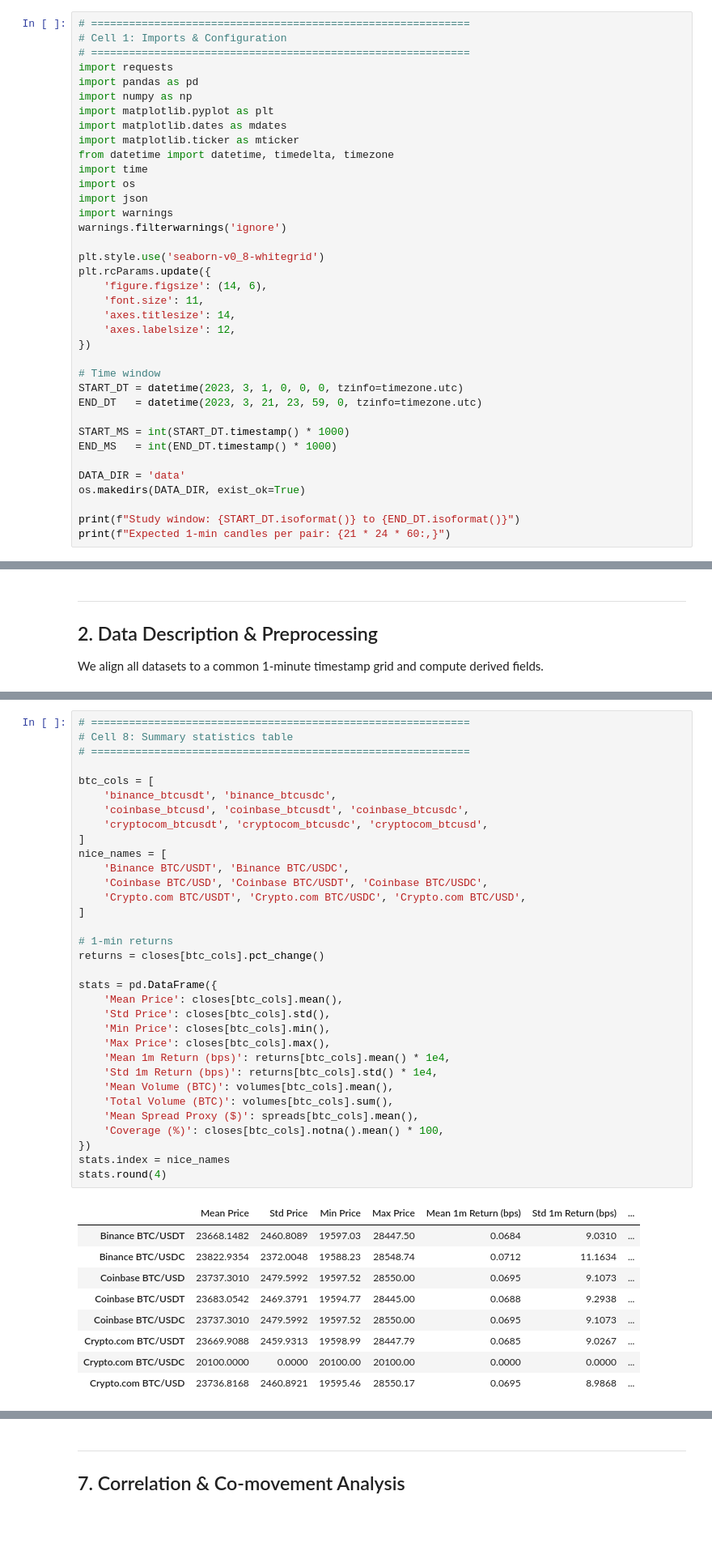
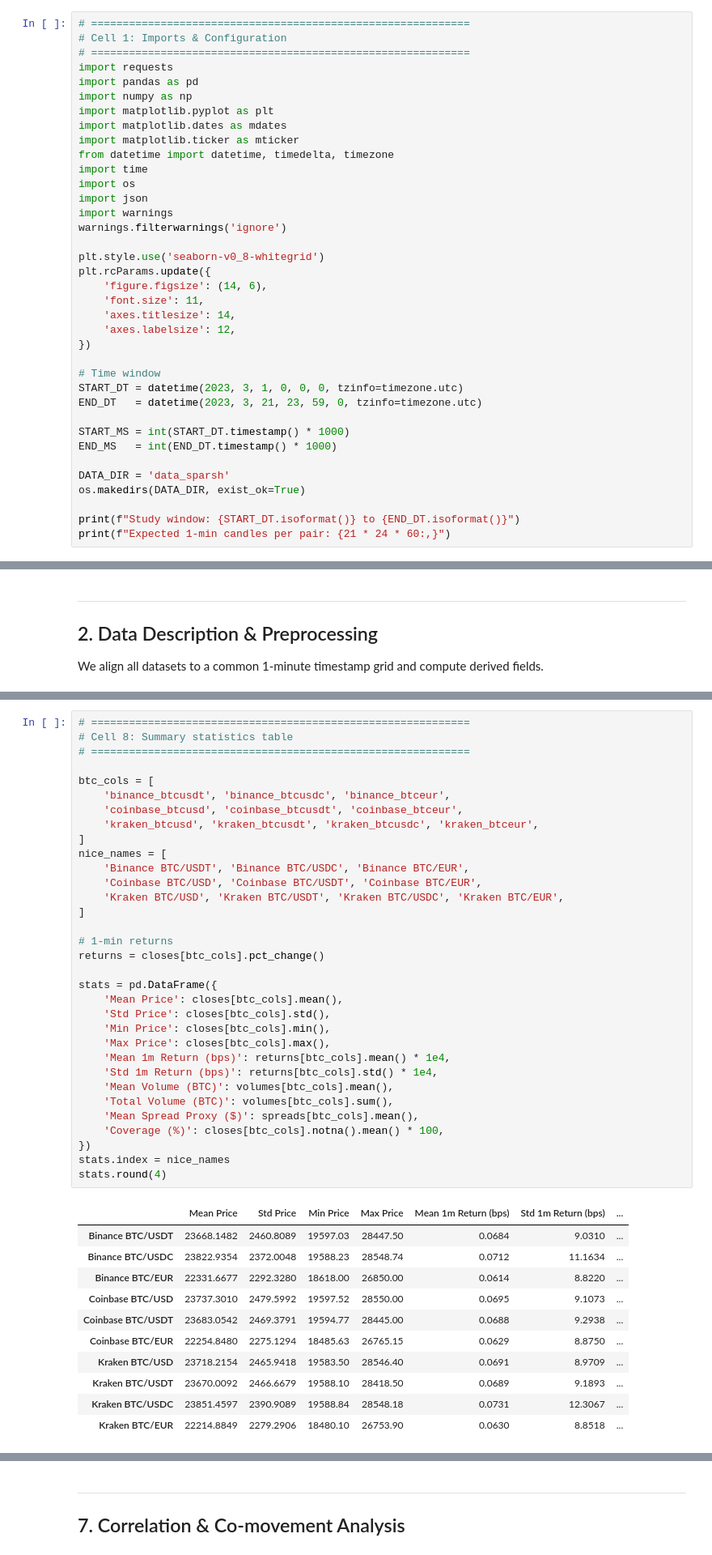
Before and after one commit to PrashanthBhaskara/IAQF2026, a Jupyter notebook: work_sparsh.ipynb, the cells around one changed output, grey strips where cells are left out. Shown at 81% size. Saved outputs shown, nothing was run; the diff lists cells and outputs as text; blank space fills up the shorter version.

```diff
--- a/work_sparsh.ipynb
+++ b/work_sparsh.ipynb
@@ -52,7 +52,7 @@ END_DT   = datetime(2023, 3, 21, 23, 59, 0, tzinfo=timezone.utc)
 START_MS = int(START_DT.timestamp() * 1000)
 END_MS   = int(END_DT.timestamp() * 1000)
 
-DATA_DIR = 'data'
+DATA_DIR = 'data_sparsh'
 os.makedirs(DATA_DIR, exist_ok=True)
 
 print(f"Study window: {START_DT.isoformat()} to {END_DT.isoformat()}")
@@ -726,45 +712,47 @@ Implied stablecoin rates (mean over full window):
 # ============================================================
 # Cell 8: Summary statistics table
 # ============================================================
 
 btc_cols = [
-    'binance_btcusdt', 'binance_btcusdc',
-    'coinbase_btcusd', 'coinbase_btcusdt', 'coinbase_btcusdc',
-    'cryptocom_btcusdt', 'cryptocom_btcusdc', 'cryptocom_btcusd',
+    'binance_btcusdt', 'binance_btcusdc', 'binance_btceur',
+    'coinbase_btcusd', 'coinbase_btcusdt', 'coinbase_btceur',
+    'kraken_btcusd', 'kraken_btcusdt', 'kraken_btcusdc', 'kraken_btceur',
 ]
 nice_names = [
-    'Binance BTC/USDT', 'Binance BTC/USDC',
-    'Coinbase BTC/USD', 'Coinbase BTC/USDT', 'Coinbase BTC/USDC',
-    'Crypto.com BTC/USDT', 'Crypto.com BTC/USDC', 'Crypto.com BTC/USD',
+    'Binance BTC/USDT', 'Binance BTC/USDC', 'Binance BTC/EUR',
+    'Coinbase BTC/USD', 'Coinbase BTC/USDT', 'Coinbase BTC/EUR',
+    'Kraken BTC/USD', 'Kraken BTC/USDT', 'Kraken BTC/USDC', 'Kraken BTC/EUR',
 ]
 
 # 1-min returns
 returns = closes[btc_cols].pct_change()
 
 stats = pd.DataFrame({
     'Mean Price': closes[btc_cols].mean(),
     'Std Price': closes[btc_cols].std(),
     'Min Price': closes[btc_cols].min(),
     'Max Price': closes[btc_cols].max(),
     'Mean 1m Return (bps)': returns[btc_cols].mean() * 1e4,
     'Std 1m Return (bps)': returns[btc_cols].std() * 1e4,
     'Mean Volume (BTC)': volumes[btc_cols].mean(),
     'Total Volume (BTC)': volumes[btc_cols].sum(),
     'Mean Spread Proxy ($)': spreads[btc_cols].mean(),
     'Coverage (%)': closes[btc_cols].notna().mean() * 100,
 })
 stats.index = nice_names
 stats.round(4)
 # %% [output]
 |  | Mean Price | Std Price | Min Price | Max Price | Mean 1m Return (bps) | Std 1m Return (bps) | ... |
 | Binance BTC/USDT | 23668.1482 | 2460.8089 | 19597.03 | 28447.50 | 0.0684 | 9.0310 | ... |
 | Binance BTC/USDC | 23822.9354 | 2372.0048 | 19588.23 | 28548.74 | 0.0712 | 11.1634 | ... |
+| Binance BTC/EUR | 22331.6677 | 2292.3280 | 18618.00 | 26850.00 | 0.0614 | 8.8220 | ... |
 | Coinbase BTC/USD | 23737.3010 | 2479.5992 | 19597.52 | 28550.00 | 0.0695 | 9.1073 | ... |
 | Coinbase BTC/USDT | 23683.0542 | 2469.3791 | 19594.77 | 28445.00 | 0.0688 | 9.2938 | ... |
-| Coinbase BTC/USDC | 23737.3010 | 2479.5992 | 19597.52 | 28550.00 | 0.0695 | 9.1073 | ... |
-| Crypto.com BTC/USDT | 23669.9088 | 2459.9313 | 19598.99 | 28447.79 | 0.0685 | 9.0267 | ... |
-| Crypto.com BTC/USDC | 20100.0000 | 0.0000 | 20100.00 | 20100.00 | 0.0000 | 0.0000 | ... |
-| Crypto.com BTC/USD | 23736.8168 | 2460.8921 | 19595.46 | 28550.17 | 0.0695 | 8.9868 | ... |
+| Coinbase BTC/EUR | 22254.8480 | 2275.1294 | 18485.63 | 26765.15 | 0.0629 | 8.8750 | ... |
+| Kraken BTC/USD | 23718.2154 | 2465.9418 | 19583.50 | 28546.40 | 0.0691 | 8.9709 | ... |
+| Kraken BTC/USDT | 23670.0092 | 2466.6679 | 19588.10 | 28418.50 | 0.0689 | 9.1893 | ... |
+| Kraken BTC/USDC | 23851.4597 | 2390.9089 | 19588.84 | 28548.18 | 0.0731 | 12.3067 | ... |
+| Kraken BTC/EUR | 22214.8849 | 2279.2906 | 18480.10 | 26753.90 | 0.0630 | 8.8518 | ... |
 # %% [markdown]
 ---
 ## 3. Cross-Currency Basis Analysis
```
Also changed, not shown: parts of 26 cells of this notebook, 10 other files.
